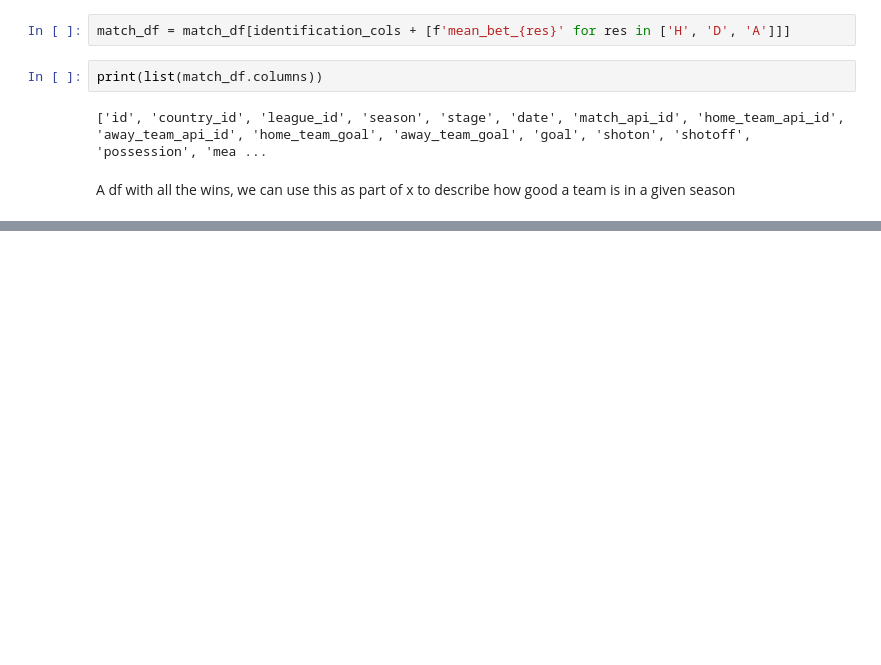
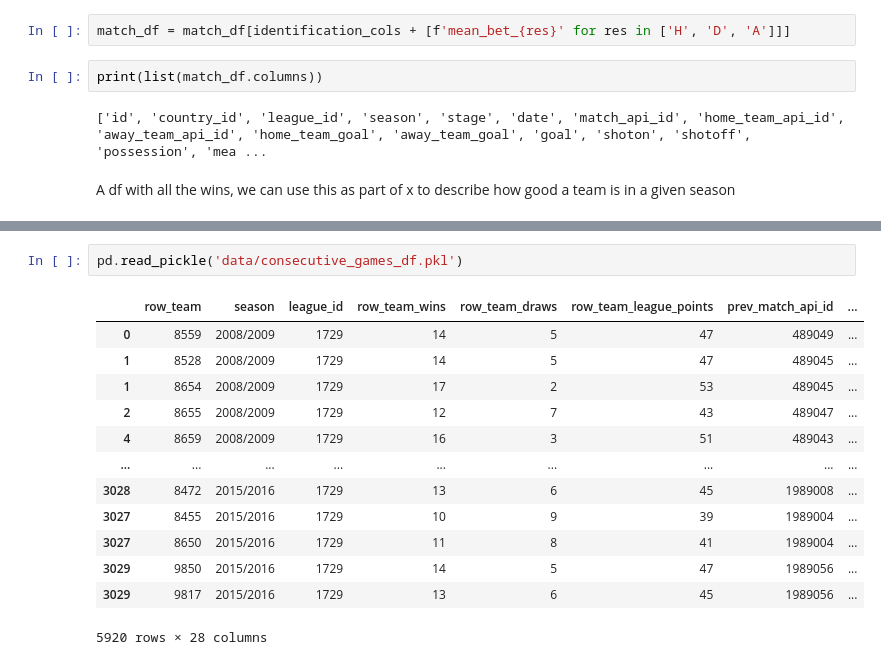
Before and after one commit to eitanbentora/Causal_Inference_in_Soccer, a Jupyter notebook: EDA.ipynb, the cells around one changed output, grey strips where cells are left out. Saved outputs shown, nothing was run; the diff lists cells and outputs as text; blank space fills up the shorter version.

```diff
--- a/EDA.ipynb
+++ b/EDA.ipynb
@@ -170,0 +192,16 @@ date
+# %%
+pd.read_pickle('data/consecutive_games_df.pkl')
+# %% [output]
+|  | row_team | season | league_id | row_team_wins | row_team_draws | row_team_league_points | prev_match_api_id | ... |
+| 0 | 8559 | 2008/2009 | 1729 | 14 | 5 | 47 | 489049 | ... |
+| 1 | 8528 | 2008/2009 | 1729 | 14 | 5 | 47 | 489045 | ... |
+| 1 | 8654 | 2008/2009 | 1729 | 17 | 2 | 53 | 489045 | ... |
+| 2 | 8655 | 2008/2009 | 1729 | 12 | 7 | 43 | 489047 | ... |
+| 4 | 8659 | 2008/2009 | 1729 | 16 | 3 | 51 | 489043 | ... |
+| ... | ... | ... | ... | ... | ... | ... | ... | ... |
+| 3028 | 8472 | 2015/2016 | 1729 | 13 | 6 | 45 | 1989008 | ... |
+| 3027 | 8455 | 2015/2016 | 1729 | 10 | 9 | 39 | 1989004 | ... |
+| 3027 | 8650 | 2015/2016 | 1729 | 11 | 8 | 41 | 1989004 | ... |
+| 3029 | 9850 | 2015/2016 | 1729 | 14 | 5 | 47 | 1989056 | ... |
+| 3029 | 9817 | 2015/2016 | 1729 | 13 | 6 | 45 | 1989056 | ... |
+5920 rows × 28 columns
```
Also changed, not shown: parts of 14 cells of this notebook, 2 other files.
